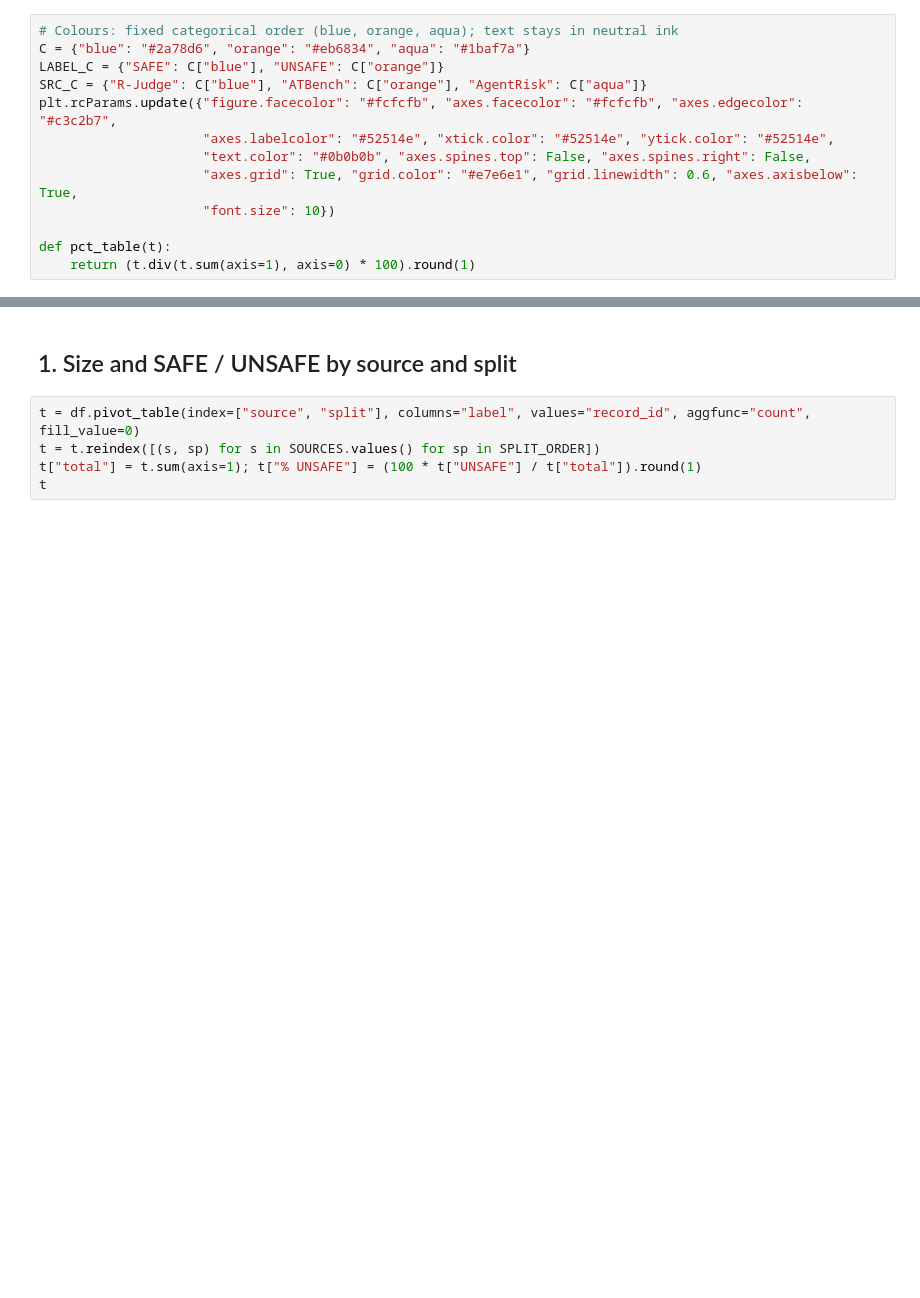
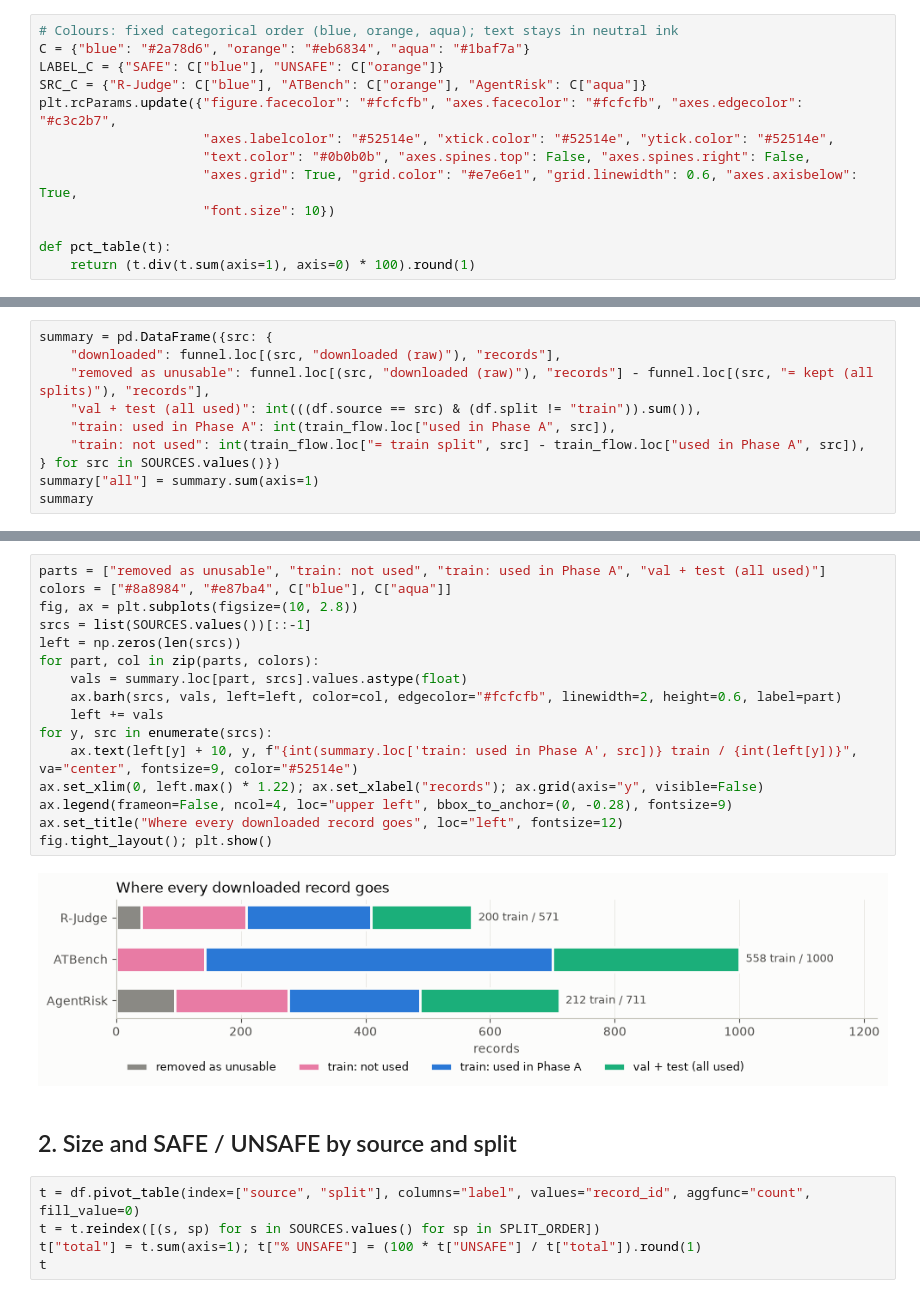
Before and after one commit to iParamModi/agent-risk-monitor, a Jupyter notebook: notebooks/external_eda.ipynb, the cells around one changed output, grey strips where cells are left out. Drawn from its saved outputs; the diff is of its cells as text; blank space fills up the shorter version.

Commit message:
EDA: add raw-to-Phase-A data processing section

```diff
--- a/notebooks/external_eda.ipynb
+++ b/notebooks/external_eda.ipynb
@@ -112,0 +207,10 @@ def pct_table(t):
+# %%
+summary = pd.DataFrame({src: {
+    "downloaded": funnel.loc[(src, "downloaded (raw)"), "records"],
+    "removed as unusable": funnel.loc[(src, "downloaded (raw)"), "records"] - funnel.loc[(src, "= kept (all splits)"), "records"],
+    "val + test (all used)": int(((df.source == src) & (df.split != "train")).sum()),
+    "train: used in Phase A": int(train_flow.loc["used in Phase A", src]),
+    "train: not used": int(train_flow.loc["= train split", src] - train_flow.loc["used in Phase A", src]),
+} for src in SOURCES.values()})
+summary["all"] = summary.sum(axis=1)
+summary
@@ -113,5 +224,23 @@ def pct_table(t):
+# %%
+parts = ["removed as unusable", "train: not used", "train: used in Phase A", "val + test (all used)"]
+colors = ["#8a8984", "#e87ba4", C["blue"], C["aqua"]]
+fig, ax = plt.subplots(figsize=(10, 2.8))
+srcs = list(SOURCES.values())[::-1]
+left = np.zeros(len(srcs))
+for part, col in zip(parts, colors):
+    vals = summary.loc[part, srcs].values.astype(float)
+    ax.barh(srcs, vals, left=left, color=col, edgecolor="#fcfcfb", linewidth=2, height=0.6, label=part)
+    left += vals
+for y, src in enumerate(srcs):
+    ax.text(left[y] + 10, y, f"{int(summary.loc['train: used in Phase A', src])} train / {int(left[y])}", va="center", fontsize=9, color="#52514e")
+ax.set_xlim(0, left.max() * 1.22); ax.set_xlabel("records"); ax.grid(axis="y", visible=False)
+ax.legend(frameon=False, ncol=4, loc="upper left", bbox_to_anchor=(0, -0.28), fontsize=9)
+ax.set_title("Where every downloaded record goes", loc="left", fontsize=12)
+fig.tight_layout(); plt.show()
+# %% [output]
+[figure, added]
 # %% [markdown]
-## 1. Size and SAFE / UNSAFE by source and split
+## 2. Size and SAFE / UNSAFE by source and split
 # %%
 t = df.pivot_table(index=["source", "split"], columns="label", values="record_id", aggfunc="count", fill_value=0)
 t = t.reindex([(s, sp) for s in SOURCES.values() for sp in SPLIT_ORDER])
```
Also changed, not shown: parts of 13 cells of this notebook, 1 other file.
